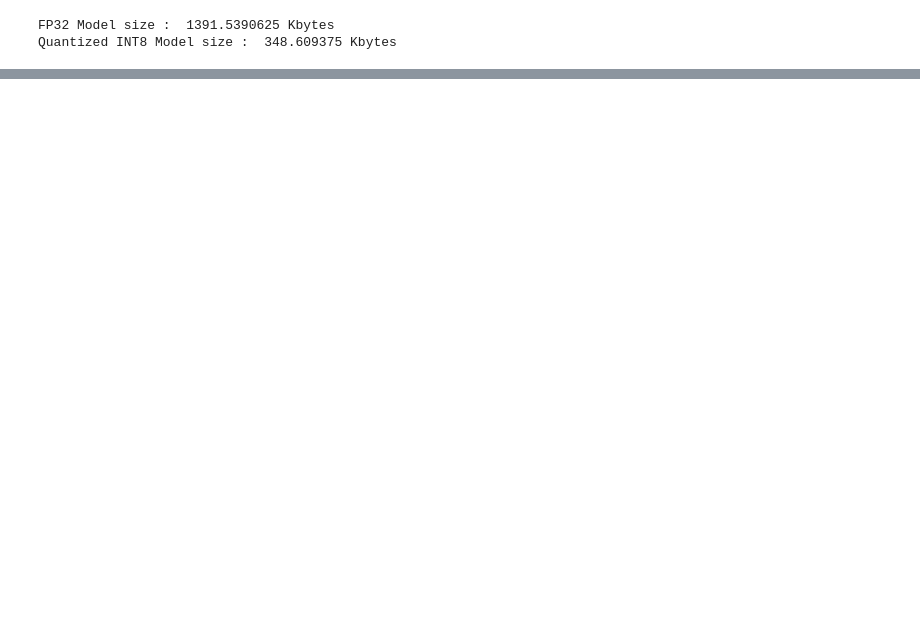
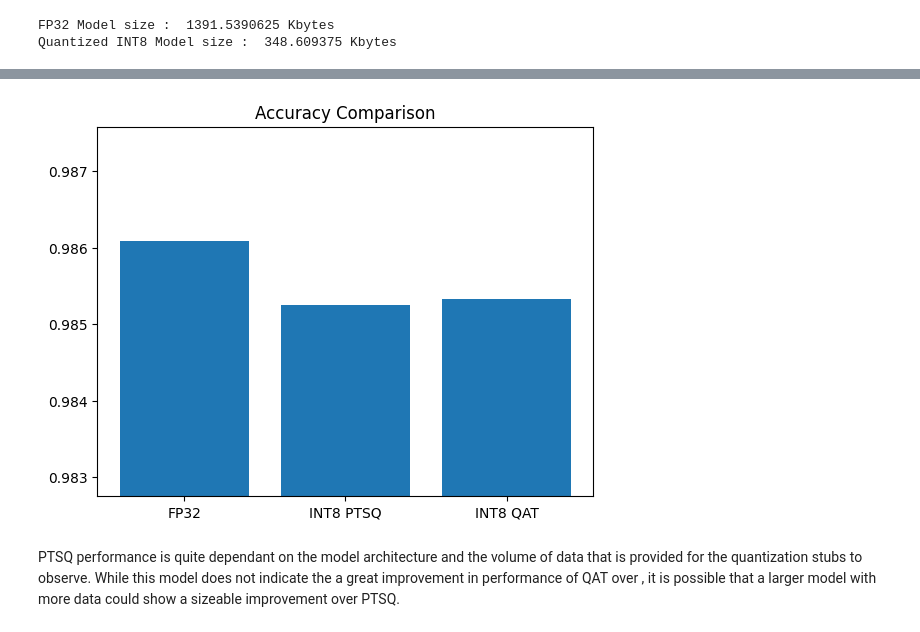
Before and after one commit to tabbas97/mentium-takehome, a Jupyter notebook: mentium.ipynb, the cells around one changed output, grey strips where cells are left out. Cells and saved outputs as stored; diff of their text form; code cells hidden in the pictures; blank space fills up the shorter version.

```diff
--- a/mentium.ipynb
+++ b/mentium.ipynb
@@ -526,0 +566,11 @@ QAT Loss in Accuracy :  -1.0462742429397736 %
+# %%
+
+plt.bar(['FP32', 'INT8 PTSQ', 'INT8 QAT'], [fp32_acc, int8_ptsq_acc, int8_qat_acc])
+plt.ylim(min([fp32_acc, int8_ptsq_acc, int8_qat_acc])-0.0025, max([fp32_acc, int8_ptsq_acc, int8_qat_acc]) + 0.0015)
+plt.title("Accuracy Comparison")
+plt.show()
+# %% [output]
+[figure, added]
+# %% [markdown]
+PTSQ performance is quite dependant on the model architecture and the volume of data that is provided for the quantization stubs to observe.
+While this model does not indicate the a great improvement in performance of QAT over , it is possible that a larger model with more data could show a sizeable improvement over PTSQ.
```
Also changed, not shown: parts of 22 cells of this notebook, 1 other file.
